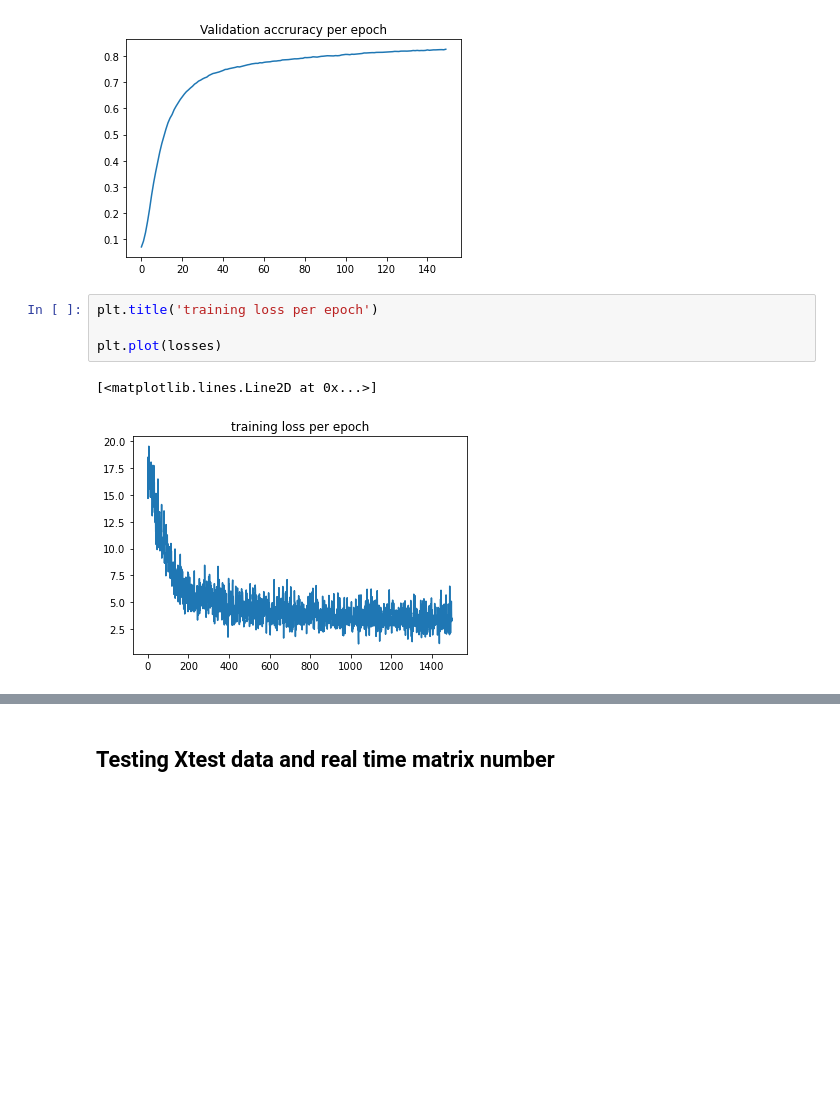
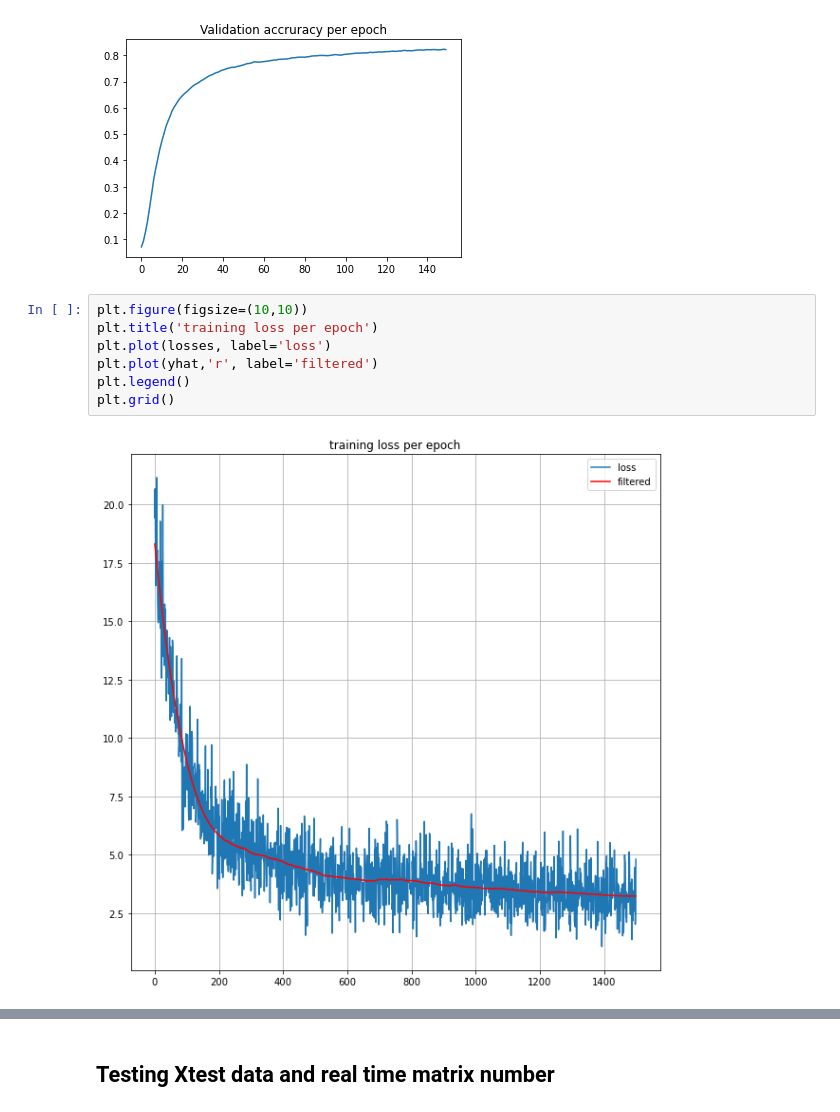
Before and after one commit to AimanTahir1/ML-Research, a Jupyter notebook: tanh_Activation_Function.ipynb, the cells around one changed output, grey strips where cells are left out. Saved outputs shown, nothing was run; the diff lists cells and outputs as text; blank space fills up the shorter version.

Commit message:
Average loss equation graphs

```diff
--- a/tanh_Activation_Function.ipynb
+++ b/tanh_Activation_Function.ipynb
@@ -191,9 +191,11 @@ plt.plot(val_accuracies)
 [<matplotlib.lines.Line2D at 0x...>]
 [figure]
 # %%
+plt.figure(figsize=(10,10))
 plt.title('training loss per epoch')
-
-plt.plot(losses)
+plt.plot(losses, label='loss')
+plt.plot(yhat,'r', label='filtered')
+plt.legend()
+plt.grid()
 # %% [output]
-[<matplotlib.lines.Line2D at 0x...>]
-[figure, old version]
+[figure, new version]
```
Also changed, not shown: parts of 11 cells of this notebook, 4 other files.
